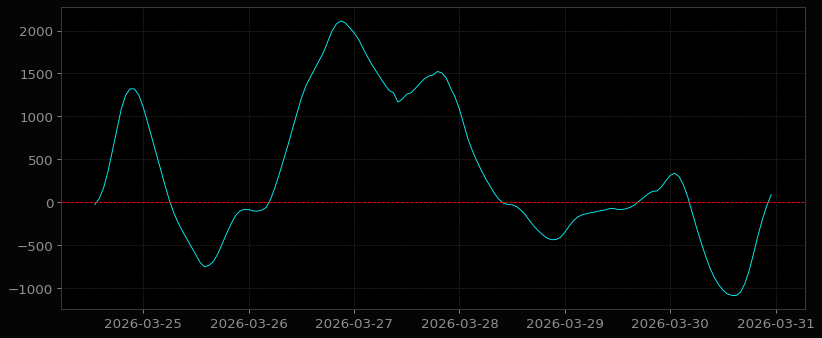
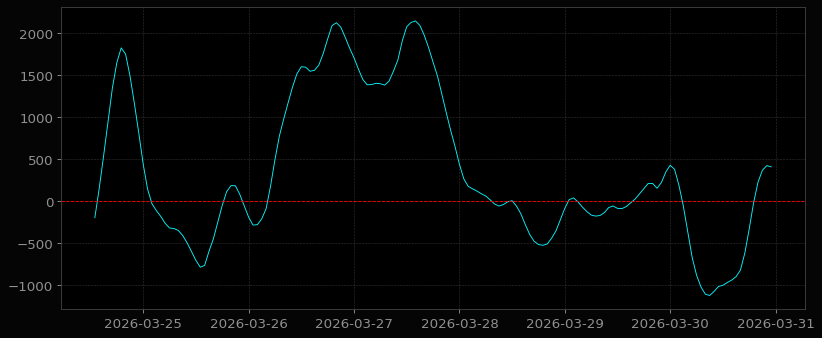
The change to this notebook cell's code, shown as a diff; its figure went from the first image to the second:
--- before
+++ after
@@ -1,3 +1,3 @@
-plt.plot((pta.kama(data.close, 50) - pta.hma(data.close, 25)));
+plt.plot((pta.kama(data.close, 50) - pta.hma(data.close, 15)));
 plt.axhline(0, ls="--", c="r")
 data

Commit: feat: adds edge's labels